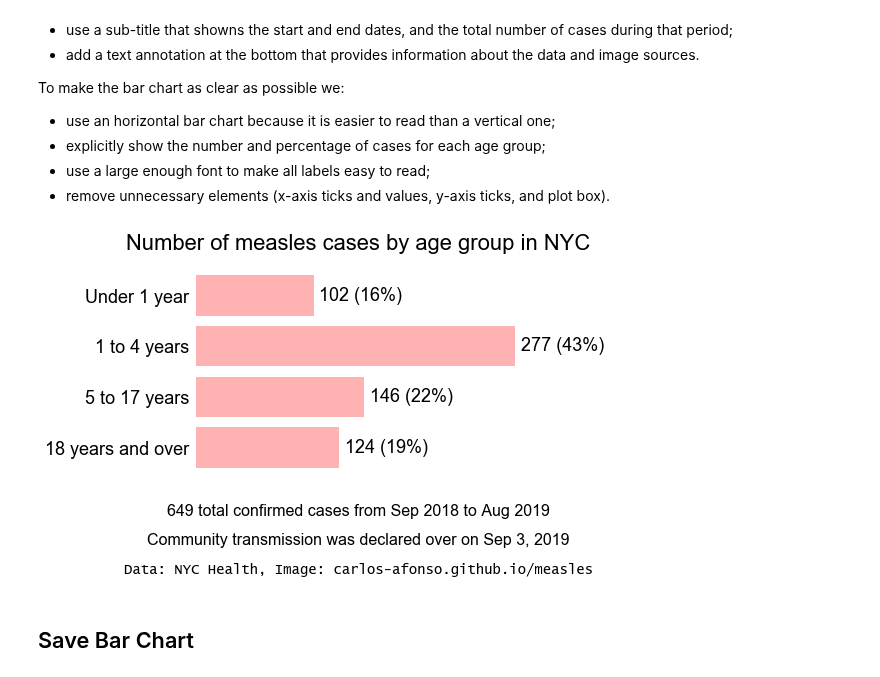
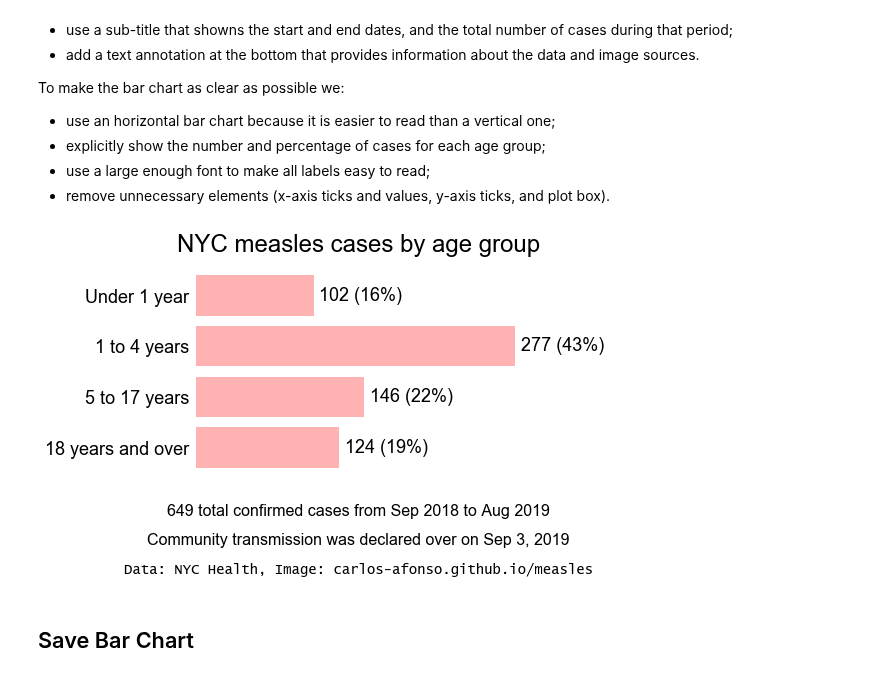
Before and after one commit to carlos-afonso/measles, a Jupyter notebook: notebooks/nyc-measles-cases-by-age-final.ipynb, the cells around one changed output. Cells and saved outputs as stored; diff of their text form; code cells hidden in the pictures.

Commit message:
Improves NYC measles cases by age

```diff
--- a/notebooks/nyc-measles-cases-by-age-final.ipynb
+++ b/notebooks/nyc-measles-cases-by-age-final.ipynb
@@ -103,7 +103,7 @@ fsb = 18     # font size base
 fig = plt.figure()
 
 # Add "figure title"
-fig.suptitle('Number of measles cases by age group in NYC', fontname=fn, fontsize=(fsb + 4))
+fig.suptitle('NYC measles cases by age group', fontname=fn, fontsize=(fsb + 6))
 #plt.title('NYC Measles Cases by Age', fontname=fn, fontsize=(fsb + 6))
 
 # Add space between the "figure title" and the plot to create space for the "plot title".
@@ -125,34 +125,34 @@ ax.get_xaxis().set_ticks([])
 
 # Remove the y-axis ticks only (keep the labels)
 ax.yaxis.set_ticks_position('none')
 
 # Set the y-axis labels font properties
 ax.set_yticklabels(d2p.keys(), fontname=fn, fontsize=fsb)
 
 # Create labels in front of the bars showing the number and percentage of cases.
 # Note: we round the percentages to the nearest integer.
 for i in ax.patches:
     label = str(i.get_width()) + " (" + str(int(round(100 * i.get_width() / total_cases))) + "%)"
     ax.text(i.get_width() + 5, i.get_y() + 0.5, label, fontname=fn, fontsize=fsb)
 
 # Remove the axes box
 plt.box(False)
 
 # Add text
 text = str(total_cases) + ' total confirmed cases from Sep 2018 to Aug 2019'
 fig.text(0.5, 0.0, text, fontname = fn, fontsize = (fsb - 2), horizontalalignment='center')
 
 text = 'Community transmission was declared over on Sep 3, 2019'
 fig.text(0.5, -0.1, text, fontname = fn, fontsize = (fsb - 2), horizontalalignment='center')
 
 # Add text about the Data and Image sources
 sources = 'Data: NYC Health, Image: carlos-afonso.github.io/measles'
 fig.text(0.5, -0.2, sources, fontname='Lucida Console', fontsize=(fsb - 4), horizontalalignment='center')
 
 # Show figure
 plt.show()
 # %% [output]
-[figure, old version]
+[figure, new version]
 # %% [markdown]
 ## Save Bar Chart
 # %%
```
Also changed, not shown: 2 other files.
